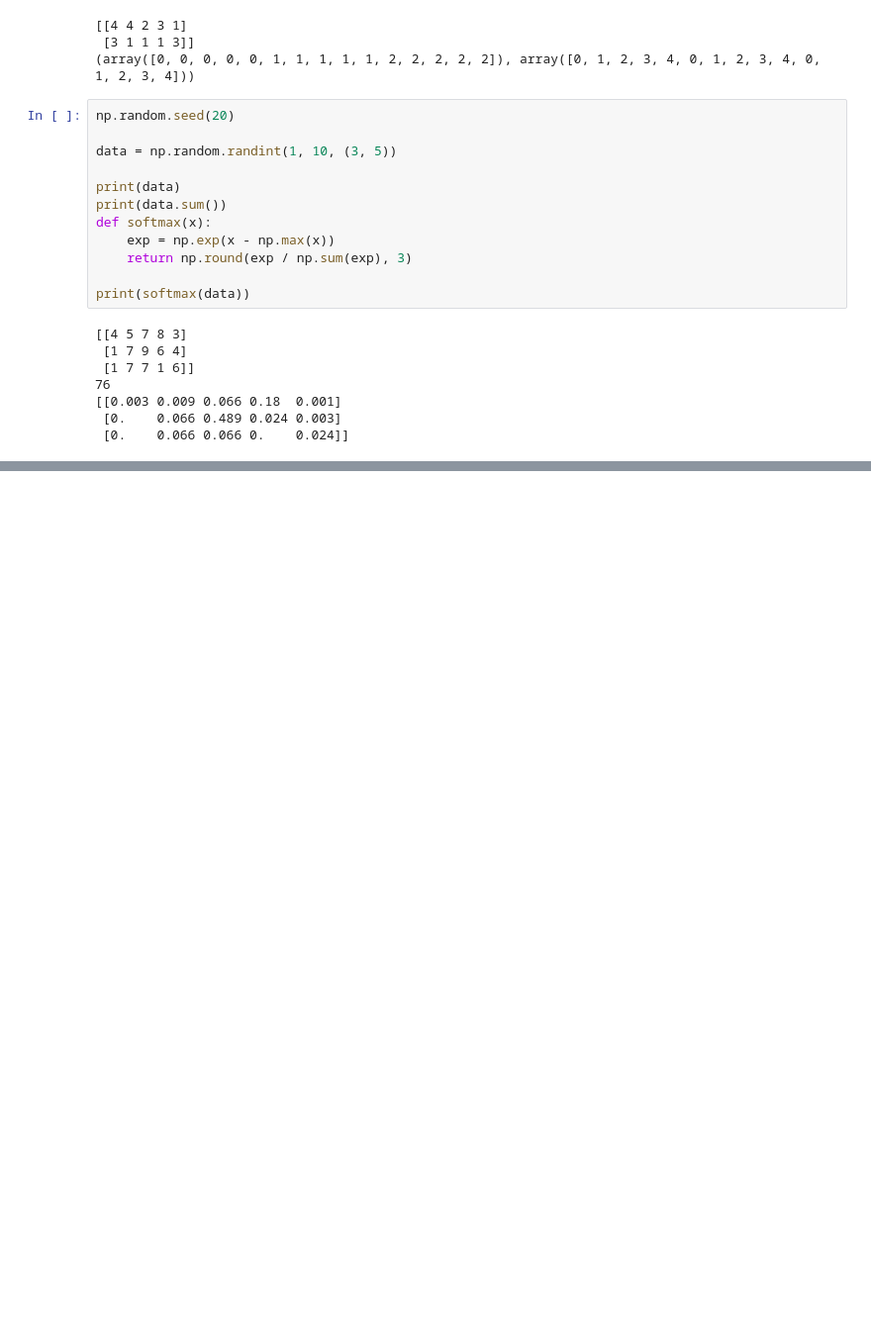
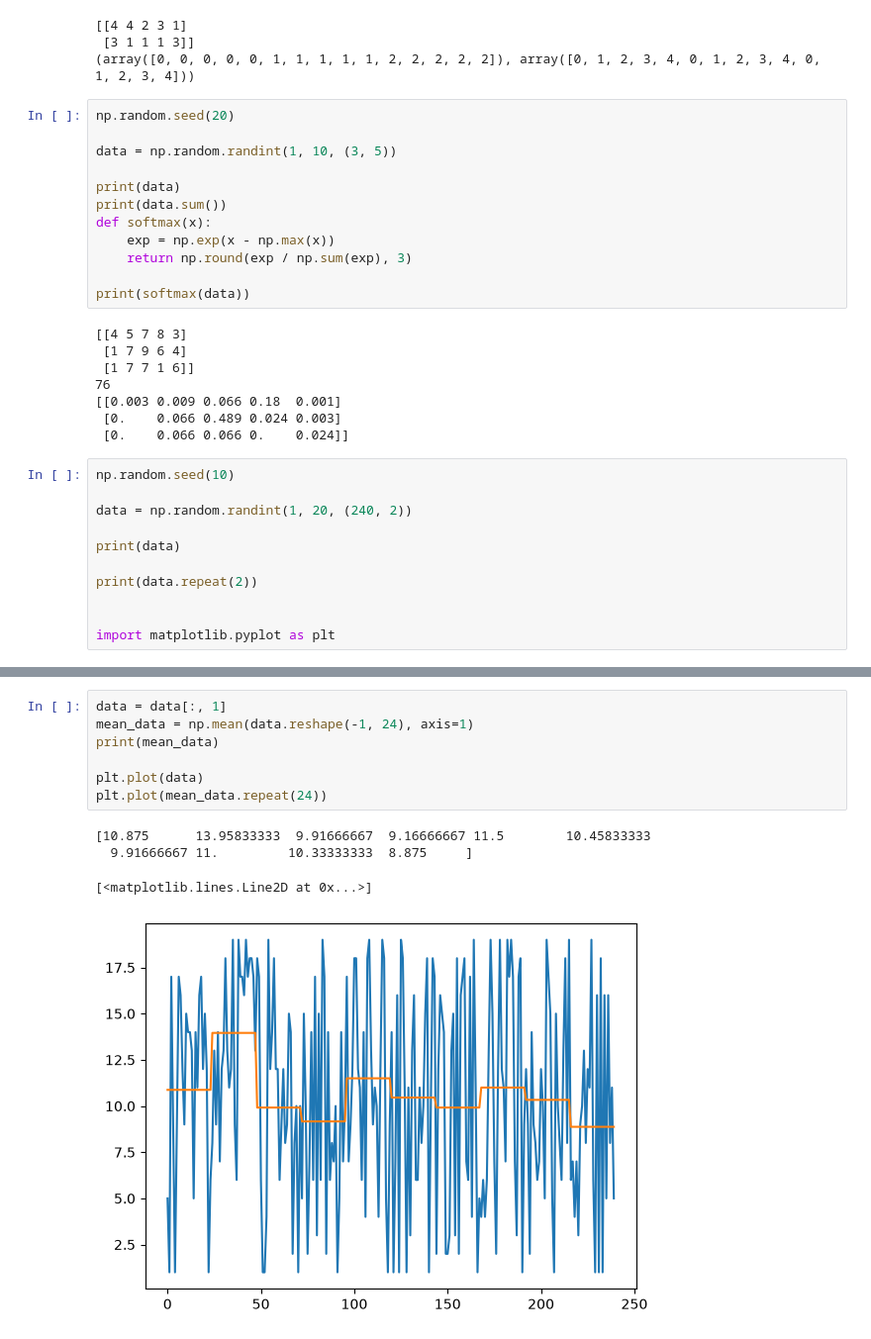
Before and after one commit to AIVIETNAM-AIO-TruongDogki/Scientify-Computing, a Jupyter notebook: numpy/numpy_test.ipynb, the cells around one changed output, grey strips where cells are left out. Shown at 99% size. Cells and saved outputs as stored; diff of their text form; blank space fills up the shorter version.

Commit message:
Mean pratice

```diff
--- a/numpy/numpy_test.ipynb
+++ b/numpy/numpy_test.ipynb
@@ -278,3 +278,14 @@ print(softmax(data))
 [[0.003 0.009 0.066 0.18  0.001]
  [0.    0.066 0.489 0.024 0.003]
  [0.    0.066 0.066 0.    0.024]]
+# %%
+np.random.seed(10)
+
+data = np.random.randint(1, 20, (240, 2))
+
+print(data)
+
+print(data.repeat(2))
+
+
+import matplotlib.pyplot as plt
@@ -280,0 +310,12 @@ print(softmax(data))
+# %%
+data = data[:, 1]
+mean_data = np.mean(data.reshape(-1, 24), axis=1)
+print(mean_data)
+
+plt.plot(data)
+plt.plot(mean_data.repeat(24))
+# %% [output]
+[10.875      13.95833333  9.91666667  9.16666667 11.5        10.45833333
+  9.91666667 11.         10.33333333  8.875     ]
+[<matplotlib.lines.Line2D at 0x...>]
+[figure, added]
```
Also changed, not shown: parts of 1 cell of this notebook.
